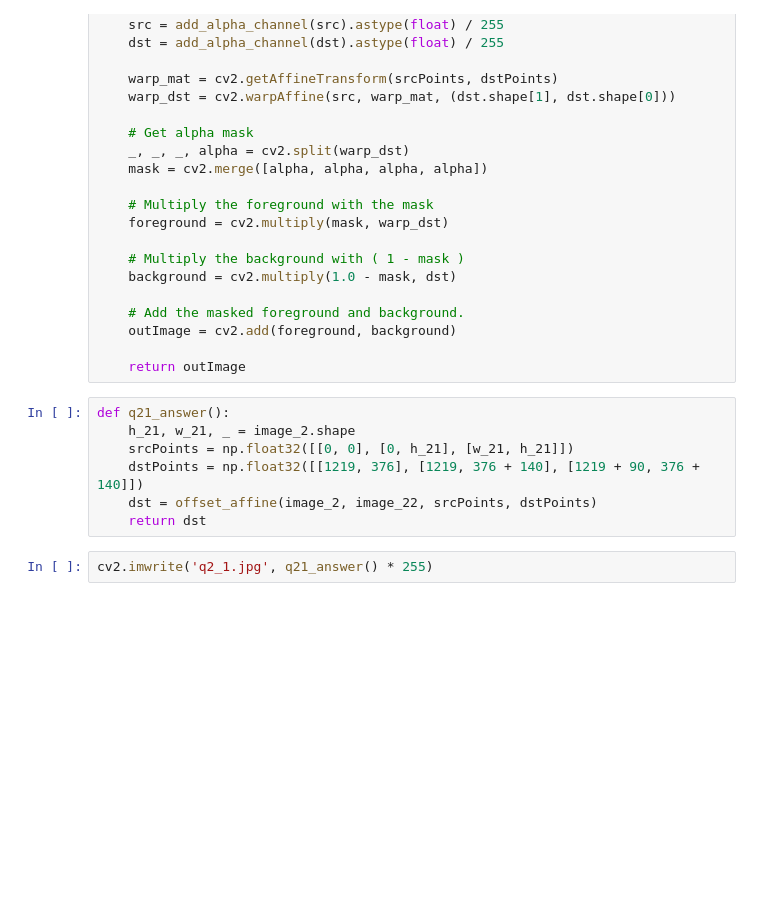
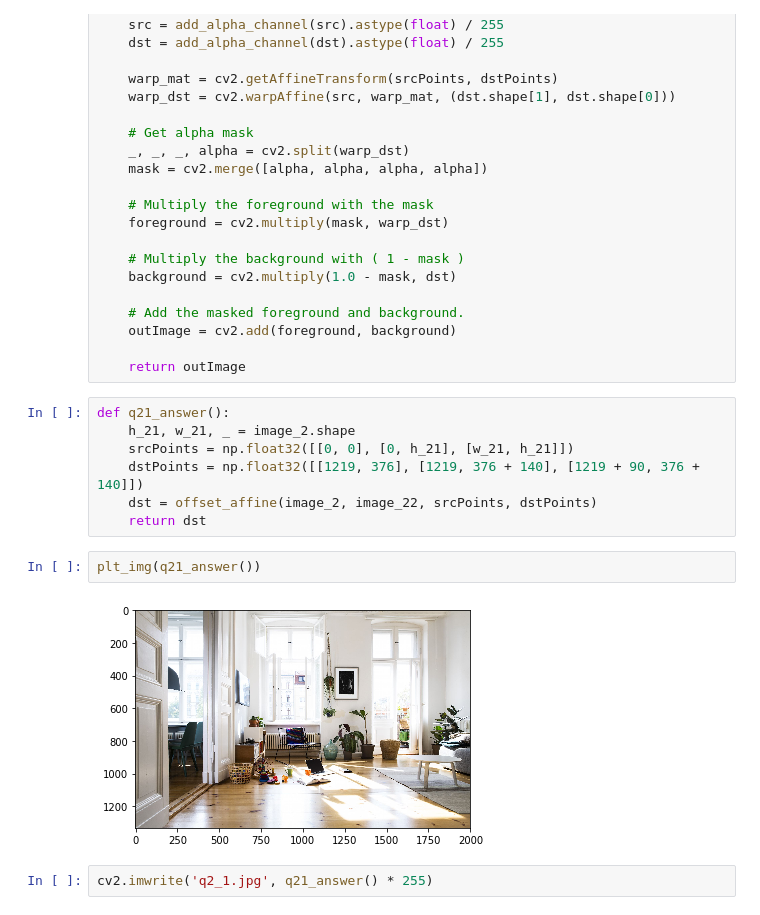
Before and after one commit to melzareix/opencv-assignments, a Jupyter notebook: Assignment1/Assignment.ipynb, the cells around one changed output. Saved outputs shown, nothing was run; the diff lists cells and outputs as text; blank space fills up the shorter version.

```diff
--- a/Assignment1/Assignment.ipynb
+++ b/Assignment1/Assignment.ipynb
@@ -102,6 +106,10 @@ def q21_answer():
     dstPoints = np.float32([[1219, 376], [1219, 376 + 140], [1219 + 90, 376 + 140]])
     dst = offset_affine(image_2, image_22, srcPoints, dstPoints)
     return dst
+# %%
+plt_img(q21_answer())
+# %% [output]
+[figure, added]
 # %%
 cv2.imwrite('q2_1.jpg', q21_answer() * 255)
 # %% [output]
```
Also changed, not shown: parts of 4 cells of this notebook.
